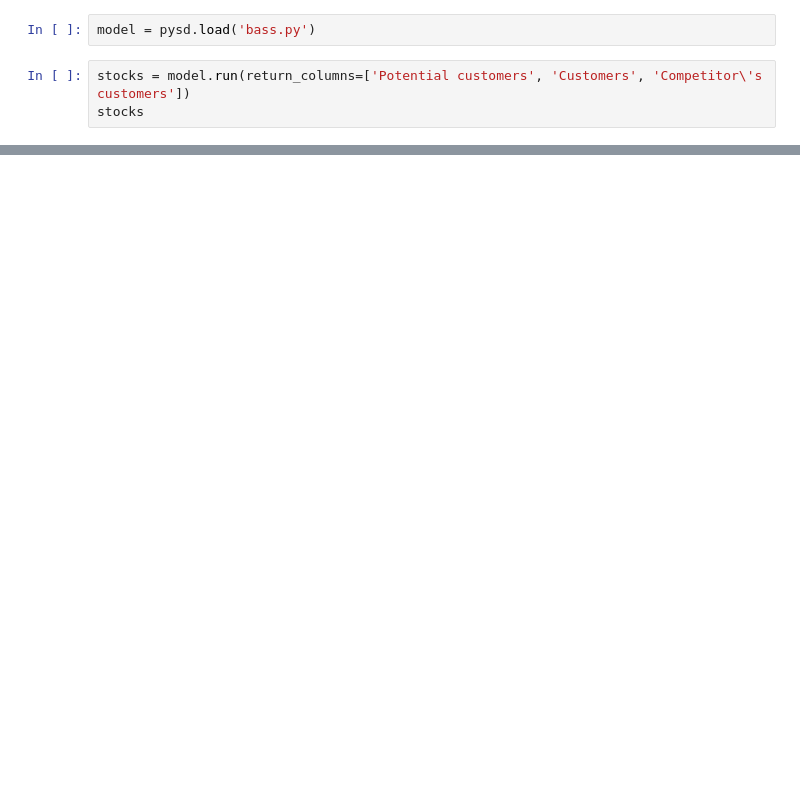
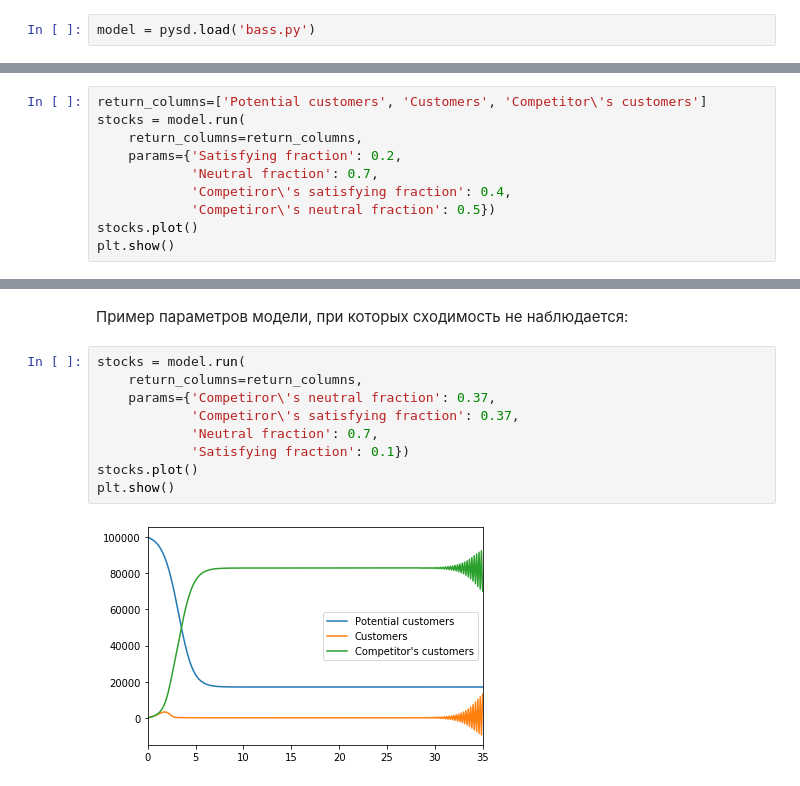
Before and after one commit to vpozdnyakov/hse_sim_modeling, a Jupyter notebook: hw2/hw2.ipynb, the cells around one changed output, grey strips where cells are left out. Drawn from its saved outputs; the diff is of its cells as text; blank space fills up the shorter version.

```diff
--- a/hw2/hw2.ipynb
+++ b/hw2/hw2.ipynb
@@ -4,5 +24,2 @@ import matplotlib.pyplot as plt
 # %%
 model = pysd.load('bass.py')
-# %%
-stocks = model.run(return_columns=['Potential customers', 'Customers', 'Competitor\'s customers'])
-stocks
@@ -27,0 +35,10 @@ stocks.plot()
+# %%
+return_columns=['Potential customers', 'Customers', 'Competitor\'s customers']
+stocks = model.run(
+    return_columns=return_columns,
+    params={'Satisfying fraction': 0.2,
+            'Neutral fraction': 0.7,
+            'Competiror\'s satisfying fraction': 0.4,
+            'Competiror\'s neutral fraction': 0.5})
+stocks.plot()
+plt.show()
@@ -27,0 +47,13 @@ stocks.plot()
+# %% [markdown]
+Пример параметров модели, при которых сходимость не наблюдается:
+# %%
+stocks = model.run(
+    return_columns=return_columns,
+    params={'Competiror\'s neutral fraction': 0.37,
+            'Competiror\'s satisfying fraction': 0.37,
+            'Neutral fraction': 0.7,
+            'Satisfying fraction': 0.1})
+stocks.plot()
+plt.show()
+# %% [output]
+[figure, added]
```
Also changed, not shown: parts of 14 cells of this notebook, 4 other files.
